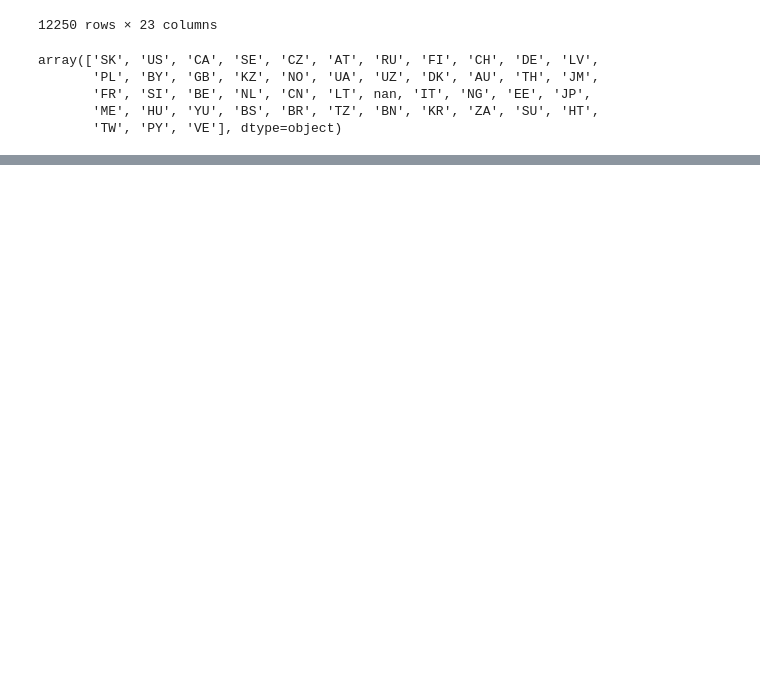
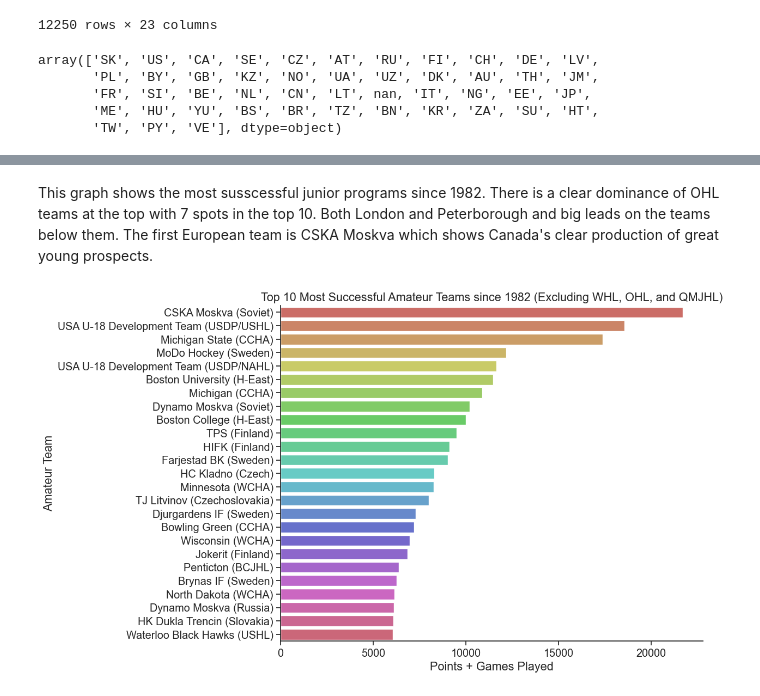
Before and after one commit to ubco-W2022T2-data301/project-group-group31, a Jupyter notebook: analysis/analysis3.ipynb, the cells around one changed output, grey strips where cells are left out. Cells and saved outputs as stored; diff of their text form; code cells hidden in the pictures; blank space fills up the shorter version.

```diff
--- a/analysis/analysis3.ipynb
+++ b/analysis/analysis3.ipynb
@@ -109,0 +83,29 @@ plt.show()
+# %% [markdown]
+This graph shows the most susscessful junior programs since 1982. There is a clear dominance of OHL teams at the top with 7 spots in the top 10. Both London and Peterborough and big leads on the teams below them. The first European team is CSKA Moskva which shows Canada's clear production of great young prospects.
+# %%
+# Filter data to include only players with an amateur team and not from WHL, OHL or QMJHL
+df_amateur = df1982[df1982['amateur_team'].notnull()]
+df_amateur = df_amateur[~df_amateur['amateur_team'].str.contains('WHL|OHL|QMJHL')]
+
+# Calculate total score for each team
+df_scores = df_amateur.groupby('amateur_team').sum()[['games_played', 'points']]
+df_scores['score'] = df_scores['games_played'] + df_scores['points']
+df_scores = df_scores.sort_values('score', ascending=False)[:25]
+df_scores['amateur_team'] = df_scores.index
+
+# Set color palette
+colors = sns.color_palette("hls", len(df_scores))
+
+# Set figure size
+plt.figure(figsize=(10, 8))
+
+# Generate plot using seaborn
+sns.barplot(x='score', y='amateur_team', data=df_scores, order=df_scores['amateur_team'], palette=colors)
+plt.title('Top 10 Most Successful Amateur Teams since 1982 (Excluding WHL, OHL, and QMJHL)')
+plt.ylabel('Amateur Team')
+plt.xlabel('Points + Games Played')
+
+# Show plot
+plt.show()
+# %% [output]
+[figure, added]
```
Also changed, not shown: parts of 11 cells of this notebook.
